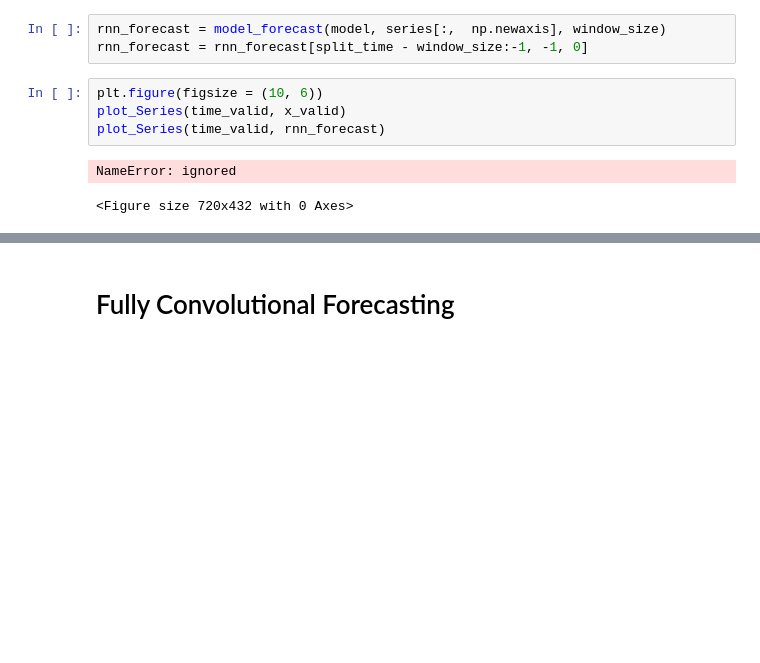
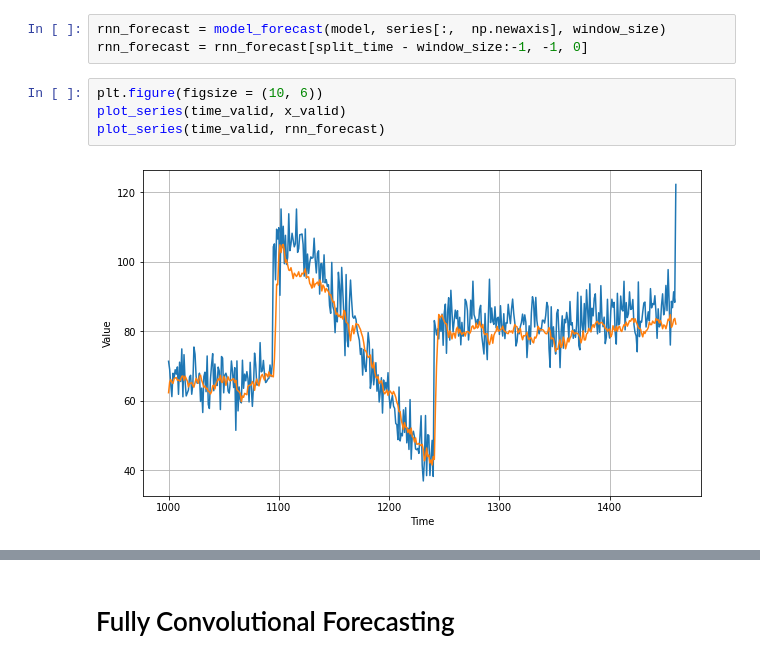
Before and after one commit to Mubasshir-Ali/Deep_Learning_Practice, a Jupyter notebook: Forecasting_With_CNN.ipynb, the cells around one changed output, grey strips where cells are left out. Cells and saved outputs as stored; diff of their text form; blank space fills up the shorter version.

Commit message:
Forecasting With CNN Error Resolve

```diff
--- a/Forecasting_With_CNN.ipynb
+++ b/Forecasting_With_CNN.ipynb
@@ -194,10 +194,9 @@ rnn_forecast = model_forecast(model, series[:,  np.newaxis], window_size)
 rnn_forecast = rnn_forecast[split_time - window_size:-1, -1, 0]
 # %%
 plt.figure(figsize = (10, 6))
-plot_Series(time_valid, x_valid)
-plot_Series(time_valid, rnn_forecast)
+plot_series(time_valid, x_valid)
+plot_series(time_valid, rnn_forecast)
 # %% [output]
-NameError: ignored
-<Figure size 720x432 with 0 Axes>
+[figure, added]
 # %%
 keras.metrics.mean_absolute_error(x_valid, rnn_forecast).numpy()
```
Also changed, not shown: parts of 10 cells of this notebook.
